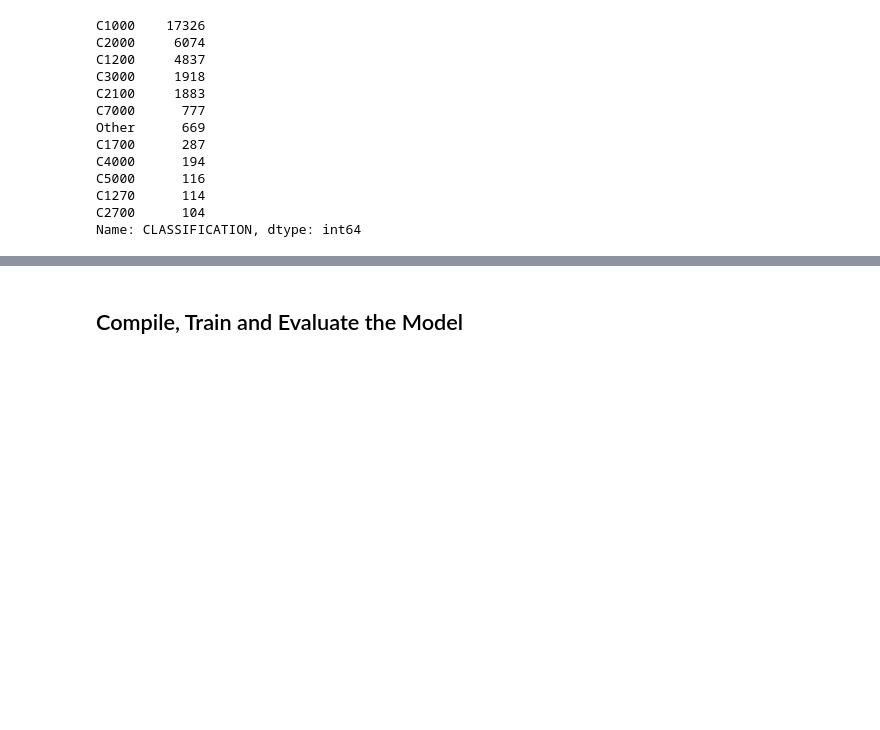
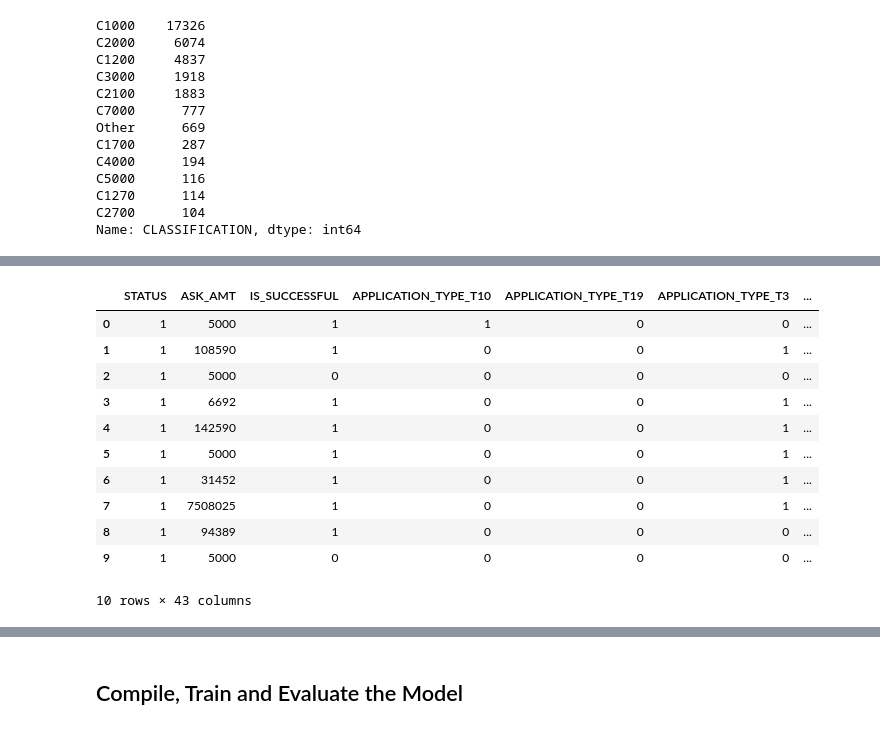
Before and after one commit to erikacamach/deep-learning-challenge, a Jupyter notebook: Starter_Code.ipynb, the cells around one changed output, grey strips where cells are left out. Drawn from its saved outputs; the diff is of its cells as text; code cells hidden in the pictures; blank space fills up the shorter version.

```diff
--- a/Starter_Code.ipynb
+++ b/Starter_Code.ipynb
@@ -39,4 +39,3 @@ IS_SUCCESSFUL 2
 # %%
 # Look at APPLICATION_TYPE value counts for binning
-counts = application_df['APPLICATION_TYPE'].value_counts()
-counts
+application_type_counts=application_df["APPLICATION_TYPE"].value_counts()
@@ -62,8 +42,10 @@ Name: APPLICATION_TYPE, dtype: int64
 # %%
 # Choose a cutoff value and create a list of application types to be replaced
 # use the variable name `application_types_to_replace`
-application_types_to_replace = list(counts[counts<500].index)
-application_types_to_replace
+# Set a cutoff value based on your criteria
+cutoff_value = 200
+# Create a list of application types to be replaced with 'Other'
+application_types_to_replace = application_type_counts[application_type_counts < cutoff_value].index.tolist()
 
 # Replace in dataframe
 for app in application_types_to_replace:
@@ -147,7 +129,3 @@ C5000      116
 C1270      114
 C2700      104
 Name: CLASSIFICATION, dtype: int64
-# %%
-# Convert categorical data to numeric with `pd.get_dummies`
-application_df = pd.get_dummies(application_df,dtype=float)
-application_df.head()
@@ -161,0 +132,16 @@ application_df.head()
+# %%
+# Convert categorical data to numeric with `pd.get_dummies`
+# Specify the columns you want to one-hot encode
+columns_to_encode = ['APPLICATION_TYPE', 'AFFILIATION','CLASSIFICATION','USE_CASE','ORGANIZATION','INCOME_AMT','SPECIAL_CONSIDERATIONS']
+
+# Use get_dummies to convert the specified columns into dummy variables
+application_df_dummies = pd.get_dummies(application_df[columns_to_encode], prefix=columns_to_encode, drop_first=True)
+
+# Concatenate the dummy variables with the original DataFrame
+application_df = pd.concat([application_df, application_df_dummies], axis=1)
+
+# Drop the original categorical columns if needed
+application_df = application_df.drop(columns_to_encode, axis=1)
+
+# Print the resulting DataFrame
+print(application_df)
@@ -161,0 +166,15 @@ application_df.head()
+# %%
+application_df.head(10)
+# %% [output]
+|  | STATUS | ASK_AMT | IS_SUCCESSFUL | APPLICATION_TYPE_T10 | APPLICATION_TYPE_T19 | APPLICATION_TYPE_T3 | ... |
+| 0 | 1 | 5000 | 1 | 1 | 0 | 0 | ... |
+| 1 | 1 | 108590 | 1 | 0 | 0 | 1 | ... |
+| 2 | 1 | 5000 | 0 | 0 | 0 | 0 | ... |
+| 3 | 1 | 6692 | 1 | 0 | 0 | 1 | ... |
+| 4 | 1 | 142590 | 1 | 0 | 0 | 1 | ... |
+| 5 | 1 | 5000 | 1 | 0 | 0 | 1 | ... |
+| 6 | 1 | 31452 | 1 | 0 | 0 | 1 | ... |
+| 7 | 1 | 7508025 | 1 | 0 | 0 | 1 | ... |
+| 8 | 1 | 94389 | 1 | 0 | 0 | 0 | ... |
+| 9 | 1 | 5000 | 0 | 0 | 0 | 0 | ... |
+10 rows × 43 columns
```
Also changed, not shown: parts of 9 cells of this notebook, 3 other files.
